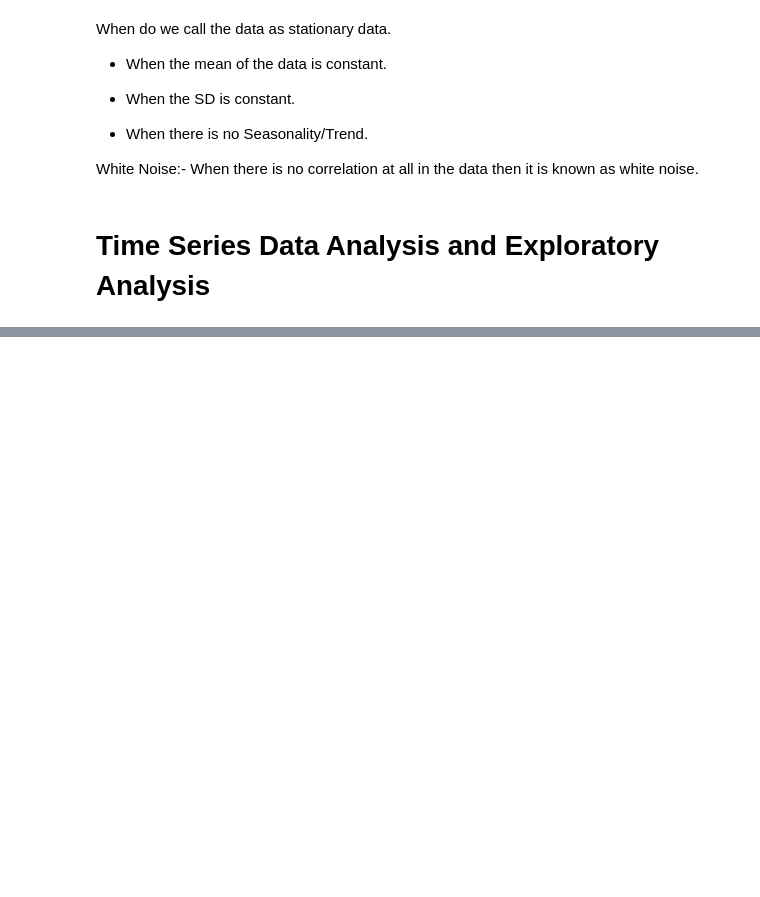
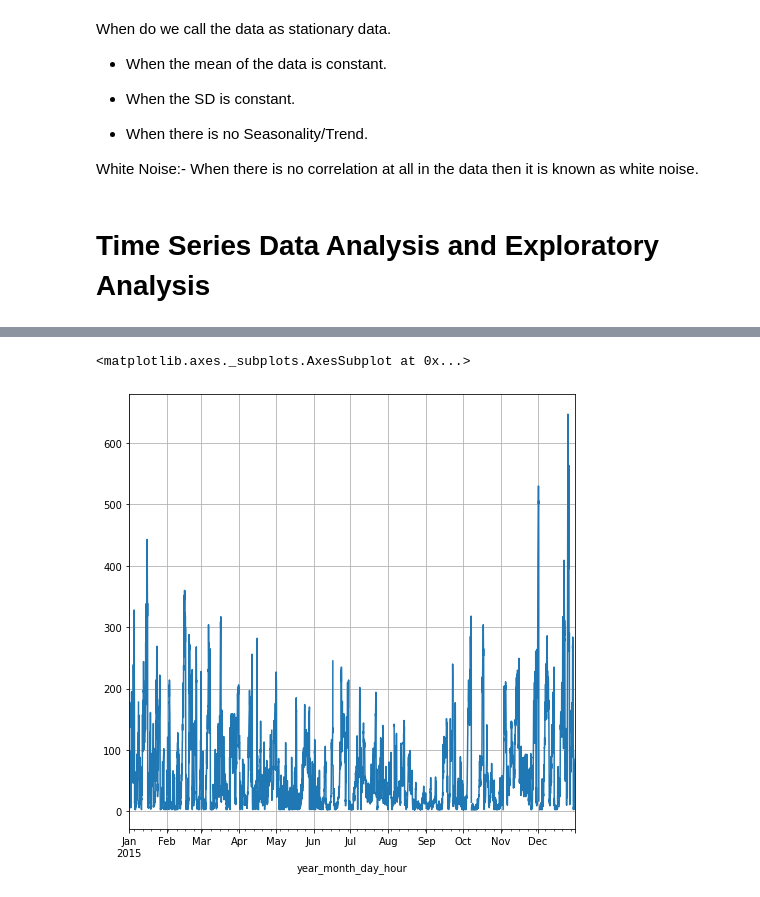
Before and after one commit to AVI18794/Awesome-pytorch-list, a Jupyter notebook: Time_Series_1.ipynb, the cells around one changed output, grey strips where cells are left out. Saved outputs shown, nothing was run; the diff lists cells and outputs as text; code cells hidden in the pictures; blank space fills up the shorter version.

```diff
--- a/Time_Series_1.ipynb
+++ b/Time_Series_1.ipynb
@@ -41,0 +242,8 @@ warnings.filterwarnings('ignore')
+# %%
+air_df_2015 = airquality_df.loc['2015']
+# %%
+pm_data_2015 = air_df_2015['PM2.5']
+pm_data_2015.plot(grid=True)
+# %% [output]
+<matplotlib.axes._subplots.AxesSubplot at 0x...>
+[figure, added]
```
Also changed, not shown: parts of 23 cells of this notebook.
